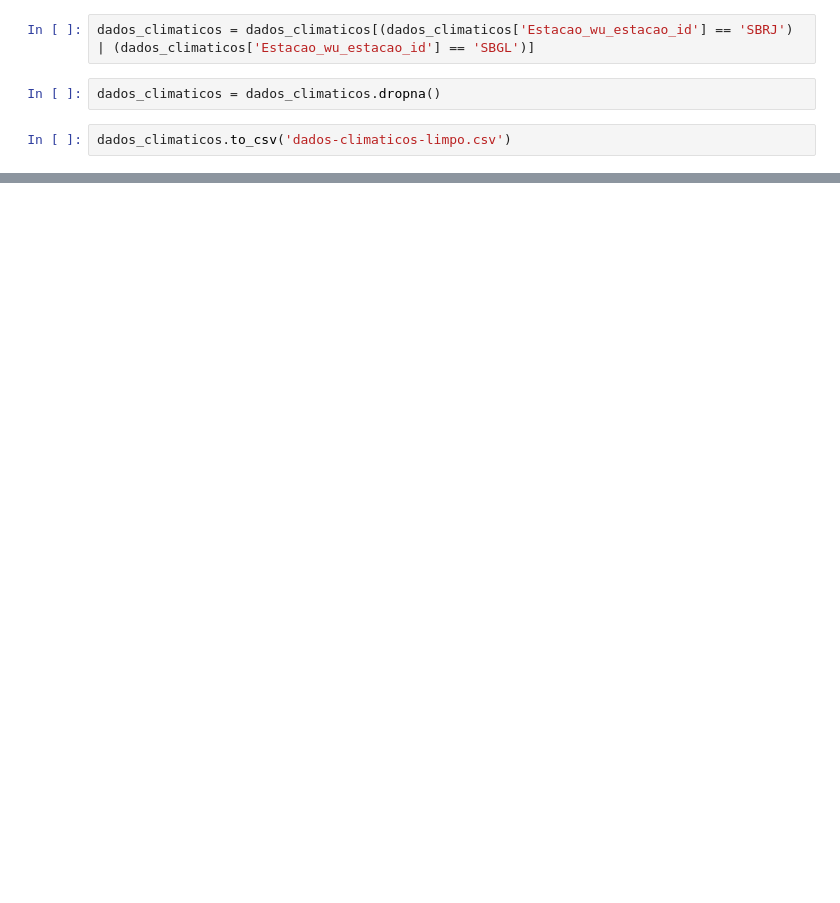
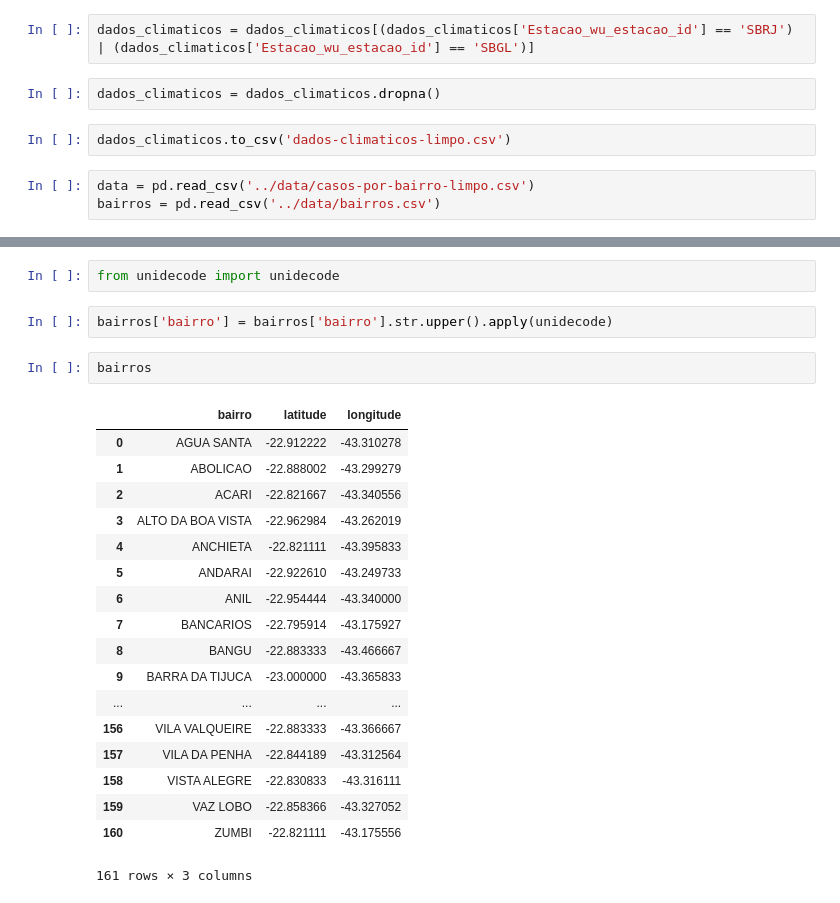
Before and after one commit to eduardocesar93/zika-dash, a Jupyter notebook: notebooks/limpeza-datasets.ipynb, the cells around one changed output, grey strips where cells are left out. Saved outputs shown, nothing was run; the diff lists cells and outputs as text; blank space fills up the shorter version.

```diff
--- a/notebooks/limpeza-datasets.ipynb
+++ b/notebooks/limpeza-datasets.ipynb
@@ -103,3 +102,6 @@ dados_climaticos = dados_climaticos[(dados_climaticos['Estacao_wu_estacao_id'] =
 dados_climaticos = dados_climaticos.dropna()
 # %%
 dados_climaticos.to_csv('dados-climaticos-limpo.csv')
+# %%
+data = pd.read_csv('../data/casos-por-bairro-limpo.csv')
+bairros = pd.read_csv('../data/bairros.csv')
@@ -105,0 +117,25 @@ dados_climaticos.to_csv('dados-climaticos-limpo.csv')
+# %%
+from unidecode import unidecode
+# %%
+bairros['bairro'] = bairros['bairro'].str.upper().apply(unidecode)
+# %%
+bairros
+# %% [output]
+|  | bairro | latitude | longitude |
+| 0 | AGUA SANTA | -22.912222 | -43.310278 |
+| 1 | ABOLICAO | -22.888002 | -43.299279 |
+| 2 | ACARI | -22.821667 | -43.340556 |
+| 3 | ALTO DA BOA VISTA | -22.962984 | -43.262019 |
+| 4 | ANCHIETA | -22.821111 | -43.395833 |
+| 5 | ANDARAI | -22.922610 | -43.249733 |
+| 6 | ANIL | -22.954444 | -43.340000 |
+| 7 | BANCARIOS | -22.795914 | -43.175927 |
+| 8 | BANGU | -22.883333 | -43.466667 |
+| 9 | BARRA DA TIJUCA | -23.000000 | -43.365833 |
+| ... | ... | ... | ... |
+| 156 | VILA VALQUEIRE | -22.883333 | -43.366667 |
+| 157 | VILA DA PENHA | -22.844189 | -43.312564 |
+| 158 | VISTA ALEGRE | -22.830833 | -43.316111 |
+| 159 | VAZ LOBO | -22.858366 | -43.327052 |
+| 160 | ZUMBI | -22.821111 | -43.175556 |
+161 rows × 3 columns
```
Also changed, not shown: parts of 7 cells of this notebook, 2 other files.
